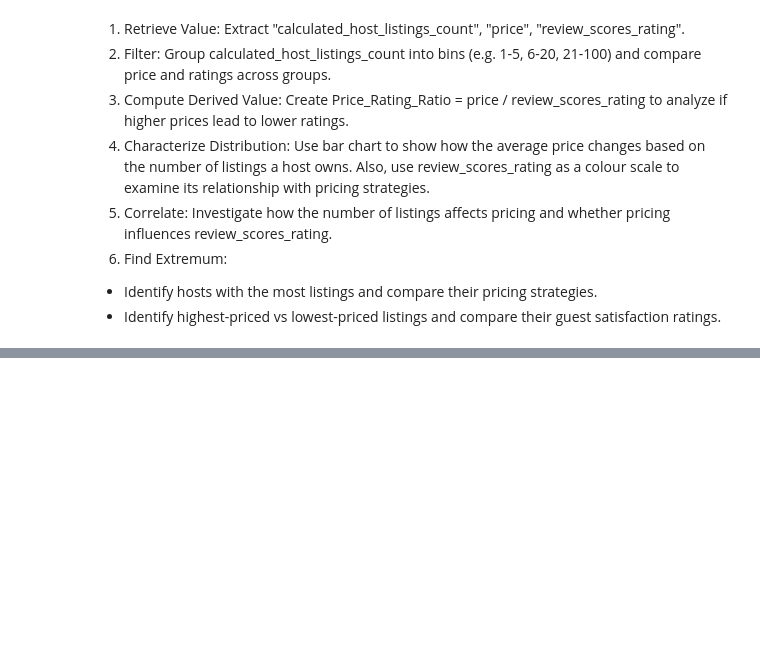
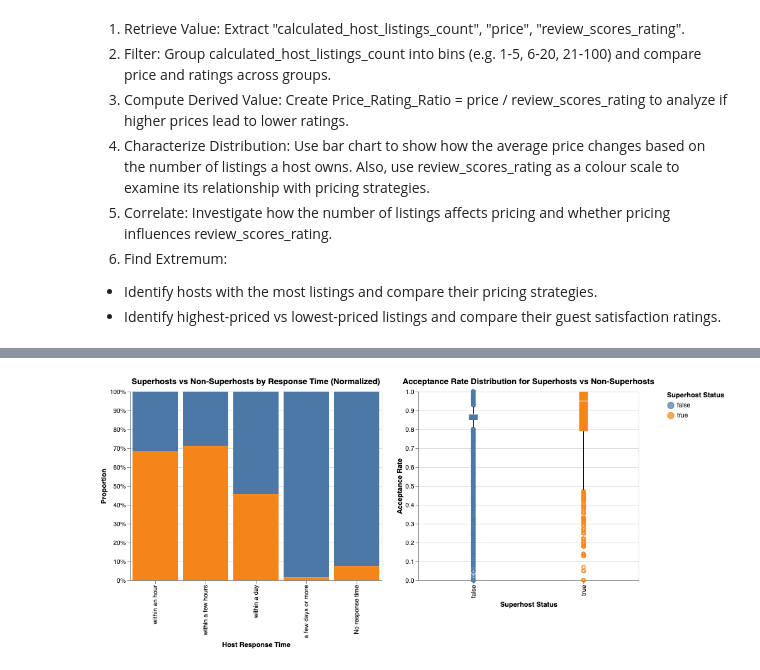
Before and after one commit to erhanjaved/airbnb, a Jupyter notebook: analysis/Ayuho/analysis4.ipynb, the cells around one changed output, grey strips where cells are left out. Drawn from its saved outputs; the diff is of its cells as text; code cells hidden in the pictures; blank space fills up the shorter version.

```diff
--- a/analysis/Ayuho/analysis4.ipynb
+++ b/analysis/Ayuho/analysis4.ipynb
@@ -235,0 +405,99 @@ bar_graph
+# %%
+
+response_time_order = ["All", "within an hour", "within a few hours", "within a day", "a few days or more", "No response time"]
+
+#Drop down
+response_time_dropdown = alt.binding_select(
+    options=response_time_order,
+    name="Response Time: "
+)
+
+response_time_param = alt.param(
+    name="SelectedResponseTime",
+    bind=response_time_dropdown,
+    value="All"
+)
+
+# Slider (min)
+rating_min_slider = alt.binding_range(
+    min=0,
+    max=5,
+    step=0.1,
+    name='Min Guest Rating: '
+)
+rating_min_param = alt.param(
+    name='RatingMin',
+    bind=rating_min_slider,
+    value=0.0
+)
+
+# Slider (max)
+rating_max_slider = alt.binding_range(
+    min=0,
+    max=5,
+    step=0.1,
+    name='Max Guest Rating: '
+)
+rating_max_param = alt.param(
+    name='RatingMax',
+    bind=rating_max_slider,
+    value=5.0
+)
+
+
+df_host_responses = df_cleaned[["host_is_superhost", "host_response_time", "host_acceptance_rate", "number_of_reviews", "review_scores_rating"]]
+df_host_responses.loc[:, "host_response_time"] = pd.Categorical(
+    df_host_responses["host_response_time"],
+    categories=response_time_order[1:],  # exclude "All"
+    ordered=True
+)
+
+# Normalized Stack Bar Chart
+normalized_chart = alt.Chart(df_host_responses).transform_filter(
+    (alt.datum.review_scores_rating >= rating_min_param) &
+    (alt.datum.review_scores_rating <= rating_max_param)
+).transform_aggregate(
+    count='count()',
+    groupby=["host_is_superhost", "host_response_time"]
+).transform_joinaggregate(
+    total='sum(count)',
+    groupby=["host_is_superhost"]
+).transform_calculate(
+    proportion="datum.count / datum.total"
+).mark_bar().encode(
+    alt.X("host_response_time:O", sort=response_time_order[1:], title="Host Response Time"),
+    alt.Y("proportion:Q", title="Proportion", stack="normalize"),
+    alt.Color("host_is_superhost:N", title="Superhost Status"),
+    alt.Tooltip(["host_response_time:N", "proportion:Q", "host_is_superhost:N"])
+).properties(
+    title="Superhosts vs Non-Superhosts by Response Time (Normalized)",
+    width=400,
+    height=300
+)
+
+
+# Box Plot
+acceptance_rate_plot = alt.Chart(df_host_responses).transform_filter(
+    (alt.datum.review_scores_rating >= rating_min_param) &
+    (alt.datum.review_scores_rating <= rating_max_param)
+).transform_filter(
+    "(SelectedResponseTime == 'All') || (datum.host_response_time == SelectedResponseTime)"
+).mark_boxplot().encode(
+    alt.X("host_is_superhost:N", title="Superhost Status"),
+    alt.Y("host_acceptance_rate:Q", title="Acceptance Rate"),
+    alt.Color("host_is_superhost:N", title="Superhost Status"),
+    alt.Tooltip(["host_is_superhost", "host_acceptance_rate", "host_response_time"])
+).properties(
+    title="Acceptance Rate Distribution for Superhosts vs Non-Superhosts",
+    width=350,
+    height=300
+)
+
+
+Q2_chart = (normalized_chart | acceptance_rate_plot).add_params(
+    rating_min_param, rating_max_param, response_time_param
+)
+
+Q2_chart
+# %% [output]
+[figure, added]
```
Also changed, not shown: parts of 10 cells of this notebook.
